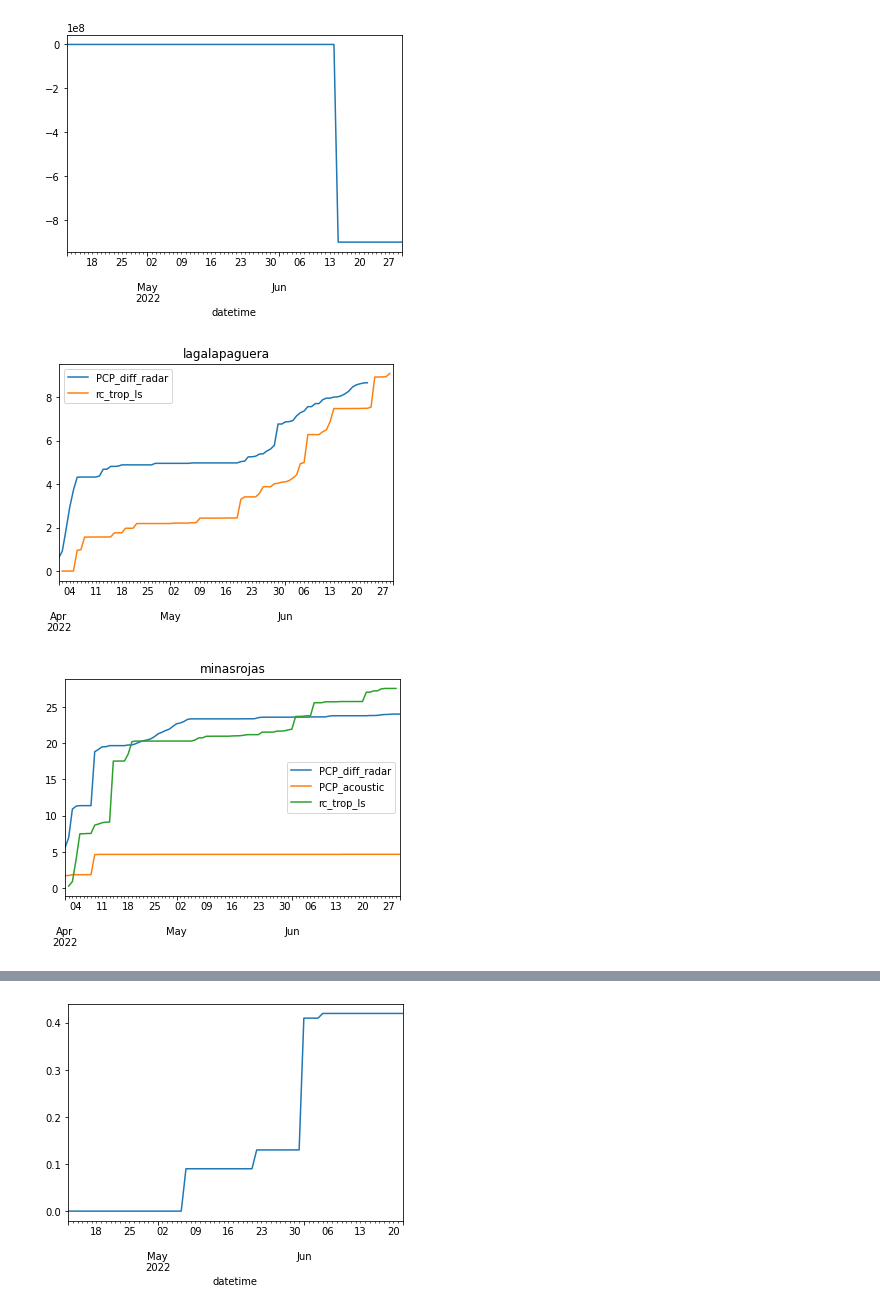
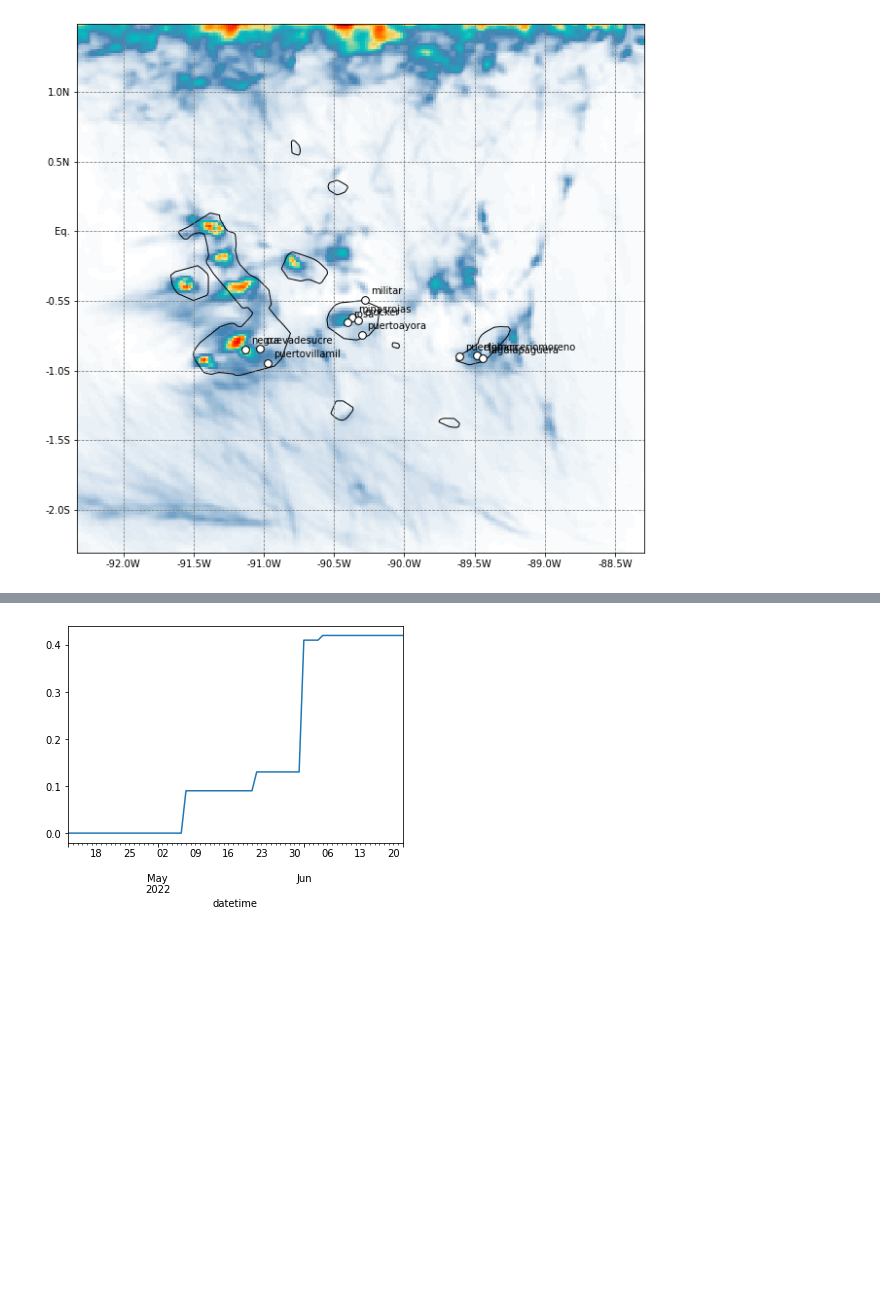
Before and after one commit to benatouba/darwin, a Jupyter notebook: analysis_of_measurements.ipynb, the cells around one changed output, grey strips where cells are left out. Drawn from its saved outputs; the diff is of its cells as text; code cells hidden in the pictures; blank space fills up the shorter version.

```diff
--- a/analysis_of_measurements.ipynb
+++ b/analysis_of_measurements.ipynb
@@ -1,14 +1,13 @@
 # %%
 import matplotlib.pyplot as plt
 import darwin
 from importlib import reload
 reload(darwin)
 
 files = darwin.glob_measurements()
 ls_prcp = darwin.open_experiment(experiment = 'rc_trop_ls', variable = 'prcp', year = '2022')
-ls_prcp.plot_stations()
-# ls_prcp.wrf_product.prcp
+fig, ax = plt.subplots(figsize=(12,10))
+ls_prcp.plot_map(ax=ax)
+plt.show()
 # %% [output]
-[figure, old version]
+[figure, new version]
-[figure, removed]
-[figure, removed]
```
Also changed, not shown: parts of 4 cells of this notebook, 1 other file.
